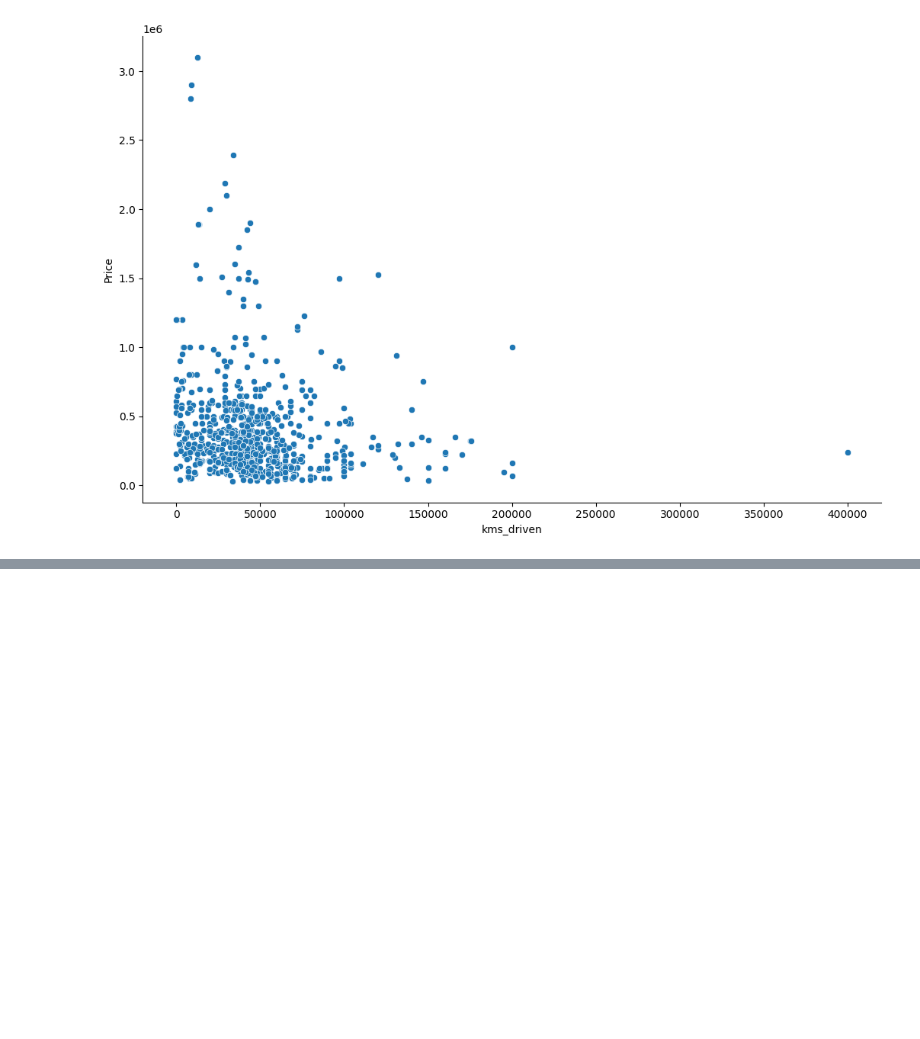
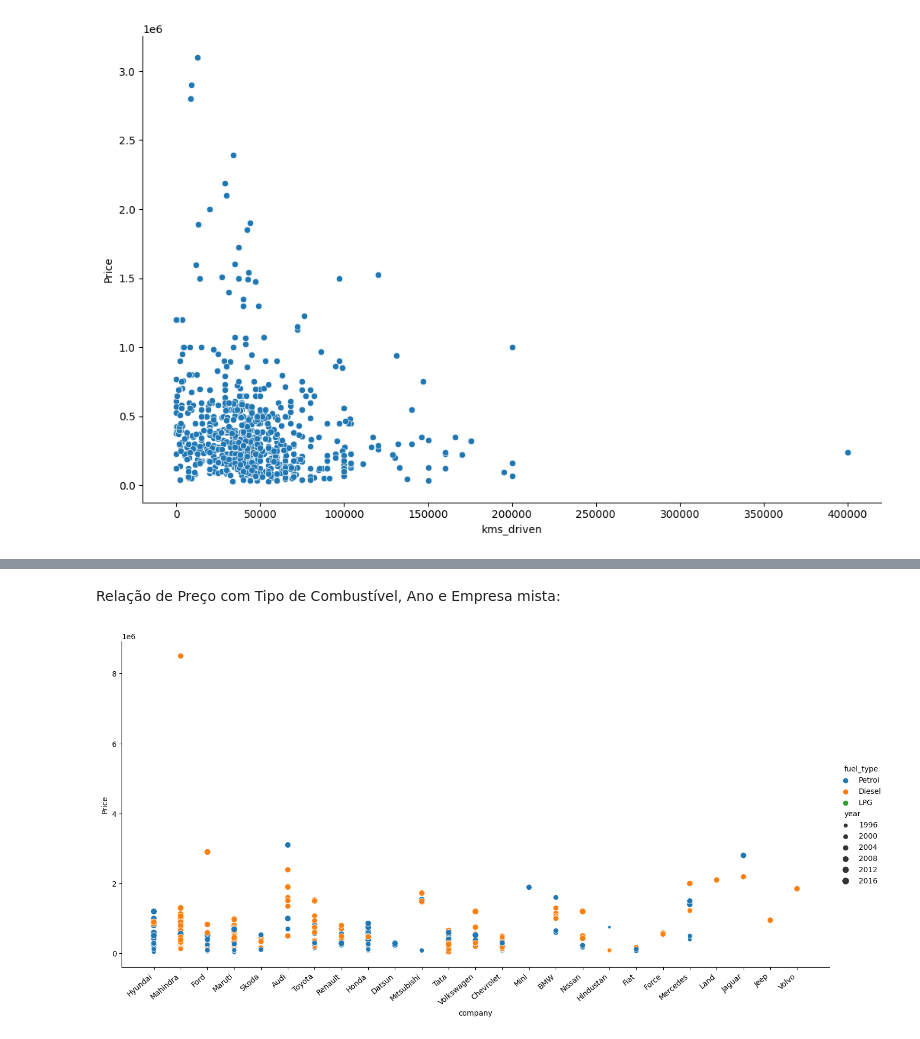
Before and after one commit to KARINAgoncalvesSOARES/ML_verificando_peco_carro, a Jupyter notebook: predicao_preco_car.ipynb, the cells around one changed output, grey strips where cells are left out. Drawn from its saved outputs; the diff is of its cells as text; code cells hidden in the pictures; blank space fills up the shorter version.

```diff
--- a/predicao_preco_car.ipynb
+++ b/predicao_preco_car.ipynb
@@ -383,0 +400,8 @@ plt.show()
+# %% [markdown]
+Relação de Preço com Tipo de Combustível, Ano e Empresa mista:
+# %%
+ax = sns.relplot(x='company', y='Price', data=df2, hue='fuel_type', size='year',  height=7, aspect=2)
+ax.set_xticklabels(rotation=40, ha='right')
+plt.show()
+# %% [output]
+[figure, added]
```
Also changed, not shown: parts of 6 cells of this notebook.
